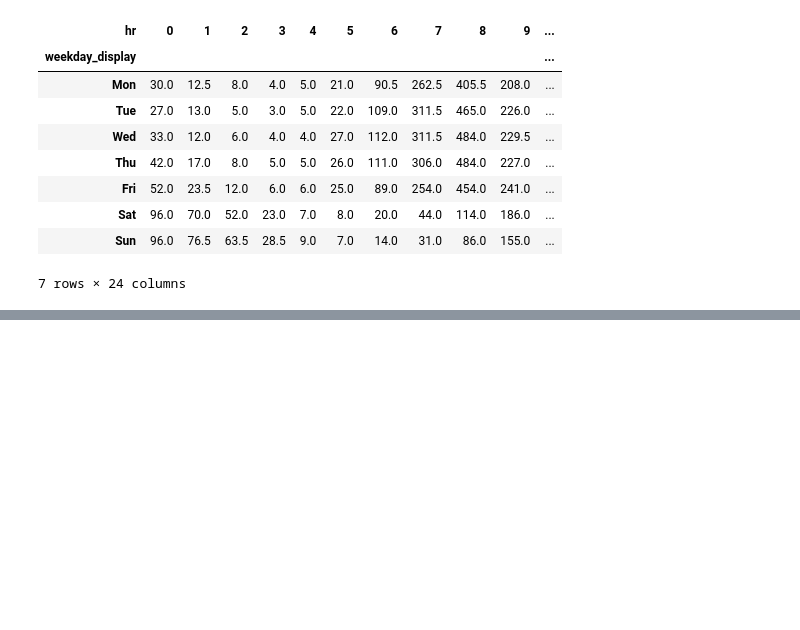
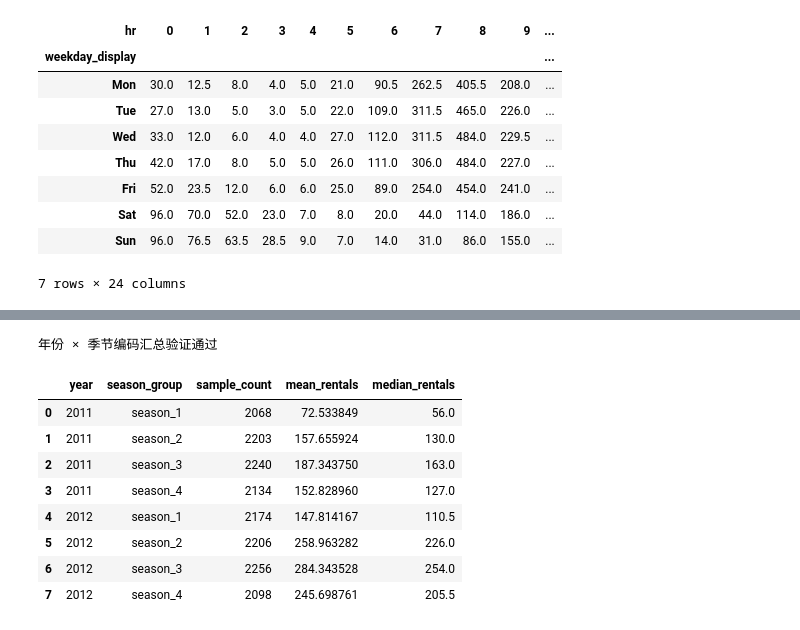
Before and after one commit to gjnzsu/ai-python-learning-pathway, a Jupyter notebook: projects/week-05-bike-sharing/notebooks/03_group_comparison.ipynb, the cells around one changed output, grey strips where cells are left out. Drawn from its saved outputs; the diff is of its cells as text; code cells hidden in the pictures; blank space fills up the shorter version.

```diff
--- a/projects/week-05-bike-sharing/notebooks/03_group_comparison.ipynb
+++ b/projects/week-05-bike-sharing/notebooks/03_group_comparison.ipynb
@@ -505,0 +520,30 @@ demand_matrix
+# %%
+season_year = (
+    df.groupby(
+        ["year", "season_group"],
+        as_index=False,
+        observed=True,
+    )
+    .agg(
+        sample_count=("cnt", "size"),
+        mean_rentals=("cnt", "mean"),
+        median_rentals=("cnt", "median"),
+    )
+)
+
+assert len(season_year) == 8
+assert season_year["sample_count"].sum() == len(df)
+
+print("年份 × 季节编码汇总验证通过")
+season_year
+# %% [output]
+年份 × 季节编码汇总验证通过
+|  | year | season_group | sample_count | mean_rentals | median_rentals |
+| 0 | 2011 | season_1 | 2068 | 72.533849 | 56.0 |
+| 1 | 2011 | season_2 | 2203 | 157.655924 | 130.0 |
+| 2 | 2011 | season_3 | 2240 | 187.343750 | 163.0 |
+| 3 | 2011 | season_4 | 2134 | 152.828960 | 127.0 |
+| 4 | 2012 | season_1 | 2174 | 147.814167 | 110.5 |
+| 5 | 2012 | season_2 | 2206 | 258.963282 | 226.0 |
+| 6 | 2012 | season_3 | 2256 | 284.343528 | 254.0 |
+| 7 | 2012 | season_4 | 2098 | 245.698761 | 205.5 |
```
Also changed, not shown: parts of 12 cells of this notebook, 1 other file.
